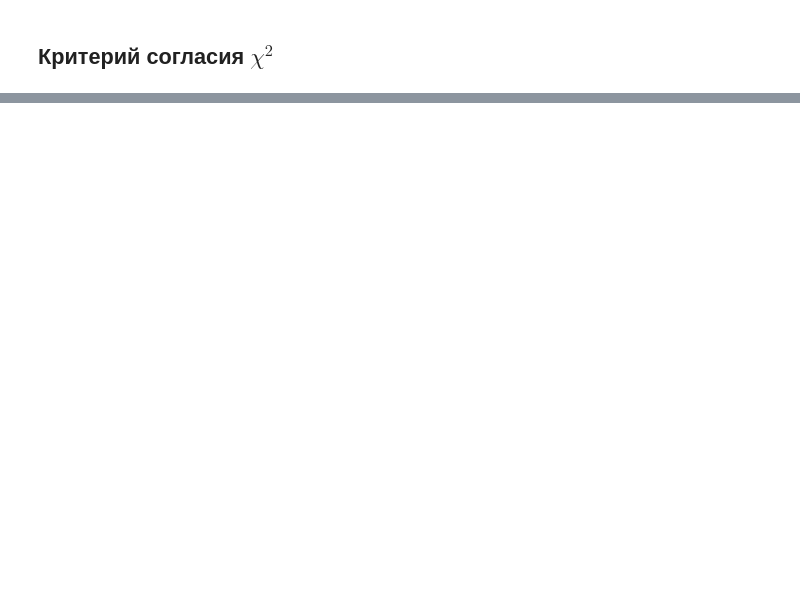
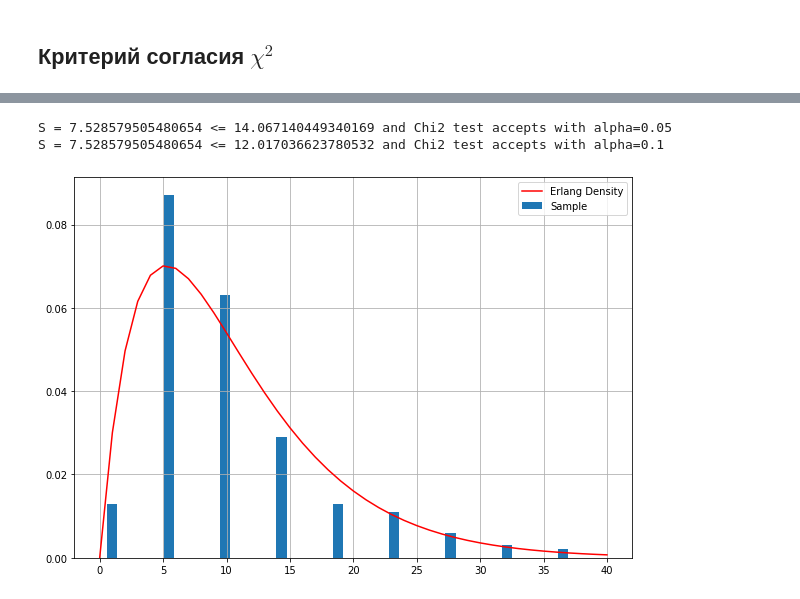
Before and after one commit to NikitaYurasov/Mathematical-statistics, a Jupyter notebook: ДЗ4.ipynb, the cells around one changed output, grey strips where cells are left out. Saved outputs shown, nothing was run; the diff lists cells and outputs as text; code cells hidden in the pictures; blank space fills up the shorter version.

```diff
--- a/ДЗ4.ipynb
+++ b/ДЗ4.ipynb
@@ -182,0 +234,27 @@ S = 22.418531339910476 <= 13.36156613651173 and Chi2 test rejects with alpha=0.1
+# %%
+def complicated_chi2_test(sample, alpha, params, distribution, c_e_p, pic_path, text_path):
+    n = sample.shape[0]
+    if n % 2 == 0:
+        X_est = sample[:int(n/2)]
+        X_test = sample[int(n/2):]
+    else:
+        X_est = sample[:int(n/2)]
+        X_test = sample[int(n/2):]
+    if distribution == 'poisson':
+        MLE = np.mean(X_test)
+        params = [MLE]
+    if distribution == 'erlang':
+        MLE = params[0]/np.mean(X_test)
+        params = [params[0], MLE]
+    simple_chi_square_test(sample, params, distribution, c_e_p, alpha, pic_path, text_path)
+# %%
+m = 2
+mu = 0.2
+n = 1000
+alpha_list = [0.05, 0.1]
+erlang_sample_for_complicated_Chi2_test = pst.random_erlang(m, mu, n)
+complicated_chi2_test(erlang_sample_for_complicated_Chi2_test, alpha_list, [m , mu], 'erlang', 1, 'Images/Compl_C2_Erlang.pdf', 'Text/Compl_C2_Erlang.txt')
+# %% [output]
+S = 7.528579505480654 <= 14.067140449340169 and Chi2 test accepts with alpha=0.05
+S = 7.528579505480654 <= 12.017036623780532 and Chi2 test accepts with alpha=0.1
+[figure, added]
```
Also changed, not shown: parts of 12 cells of this notebook.
